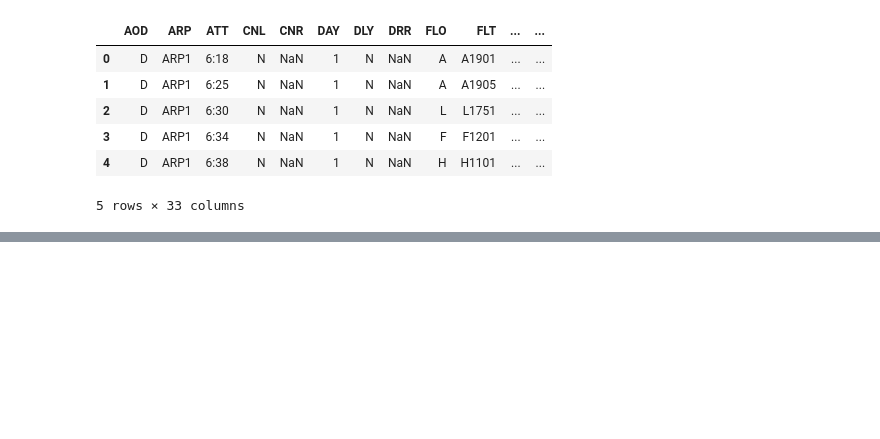
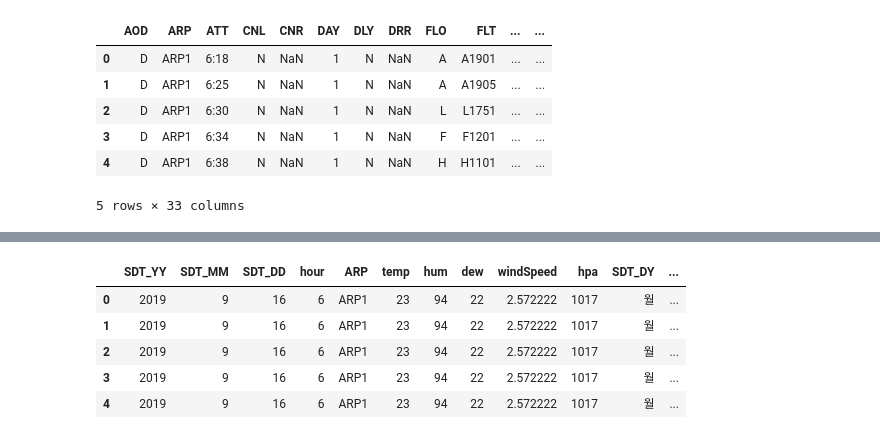
Before and after one commit to KimDoubleB/DelayPrediction, a Jupyter notebook: bb/merge.ipynb, the cells around one changed output, grey strips where cells are left out. Drawn from its saved outputs; the diff is of its cells as text; code cells hidden in the pictures; blank space fills up the shorter version.

```diff
--- a/bb/merge.ipynb
+++ b/bb/merge.ipynb
@@ -580,7 +594,7 @@ dly.head()
 # 파생변수
 dly['ARPODP'] = dly['ARP'] + '_' + dly['ODP']
 # 분 삭제
-#dly['STT'] = pd.to_datetime(dly['STT'],format= '%H:%M').dt.hour
+dly['hour'] = pd.to_datetime(dly['STT'],format= '%H:%M').dt.hour
 # %%
 import urllib
 import json
@@ -638,7 +652,16 @@ storeWeather()
 
 we=pd.read_csv('newWeather.csv', encoding="cp949")
 
-final= pd.merge(we, dly, on=['SDT_YY', 'SDT_MM', 'SDT_DD', 'ARP','STT'])
+final= pd.merge(we, dly, on=['SDT_YY', 'SDT_MM', 'SDT_DD', 'ARP','hour'])
+# %%
+final.head()
+# %% [output]
+|  | SDT_YY | SDT_MM | SDT_DD | hour | ARP | temp | hum | dew | windSpeed | hpa | SDT_DY | ... |
+| 0 | 2019 | 9 | 16 | 6 | ARP1 | 23 | 94 | 22 | 2.572222 | 1017 | 월 | ... |
+| 1 | 2019 | 9 | 16 | 6 | ARP1 | 23 | 94 | 22 | 2.572222 | 1017 | 월 | ... |
+| 2 | 2019 | 9 | 16 | 6 | ARP1 | 23 | 94 | 22 | 2.572222 | 1017 | 월 | ... |
+| 3 | 2019 | 9 | 16 | 6 | ARP1 | 23 | 94 | 22 | 2.572222 | 1017 | 월 | ... |
+| 4 | 2019 | 9 | 16 | 6 | ARP1 | 23 | 94 | 22 | 2.572222 | 1017 | 월 | ... |
 # %%
 def predictFiveDays(df2):
     import warnings
```
Also changed, not shown: parts of 7 cells of this notebook, 1 other file.
